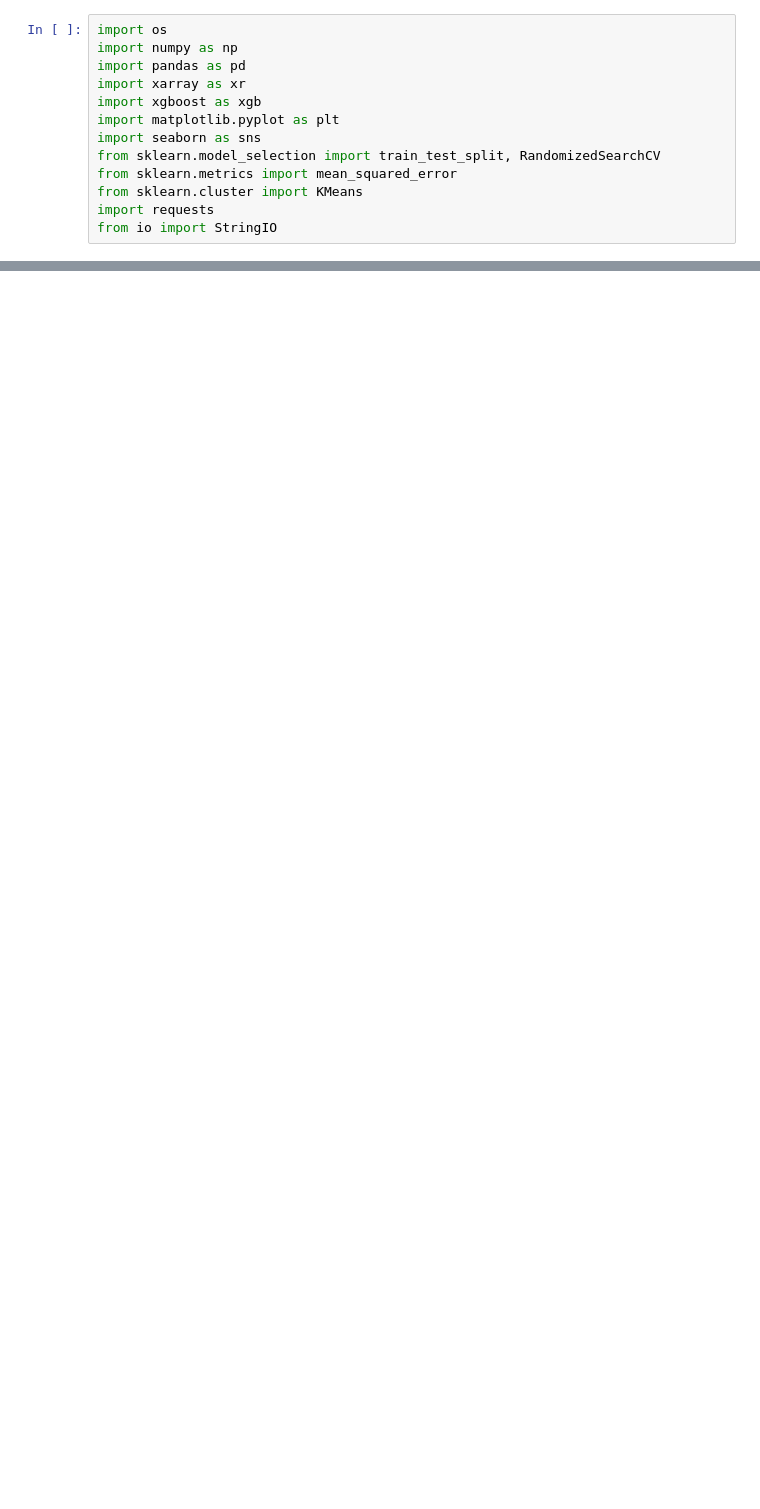
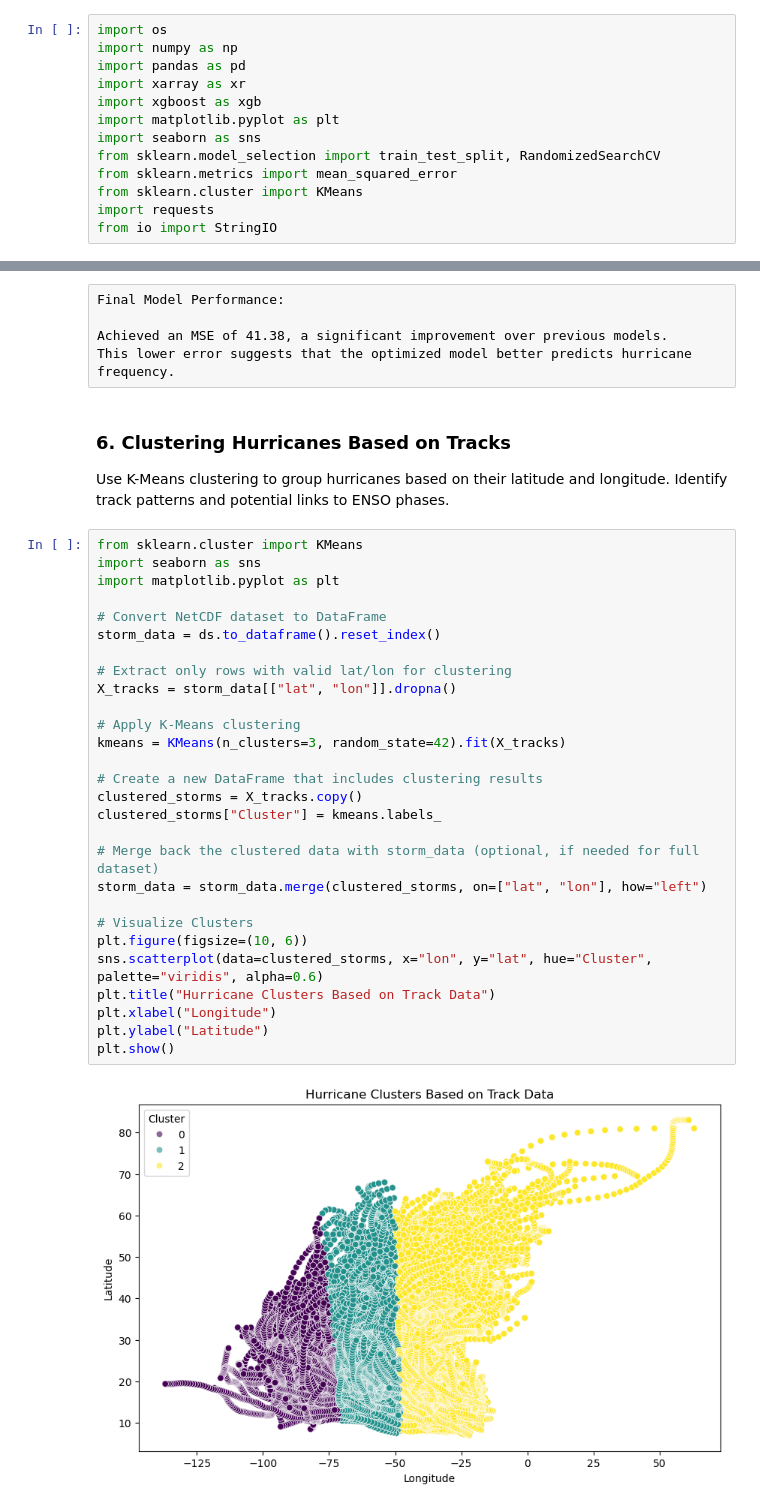
Before and after one commit to 30815Kelvin/Machine-Learning-G2, a Jupyter notebook: Project 1/Group2.ipynb, the cells around one changed output, grey strips where cells are left out. Saved outputs shown, nothing was run; the diff lists cells and outputs as text; blank space fills up the shorter version.

```diff
--- a/Project 1/Group2.ipynb
+++ b/Project 1/Group2.ipynb
@@ -222,0 +248,40 @@ XGBRegressor(base_score=None, booster=None, callbacks=None,
+# %% [raw]
+Final Model Performance:
+
+Achieved an MSE of 41.38, a significant improvement over previous models.
+This lower error suggests that the optimized model better predicts hurricane frequency.
+# %% [markdown]
+### 6. Clustering Hurricanes Based on Tracks
+
+Use K-Means clustering to group hurricanes based on their latitude and longitude.
+Identify track patterns and potential links to ENSO phases.
+# %%
+from sklearn.cluster import KMeans
+import seaborn as sns
+import matplotlib.pyplot as plt
+
+# Convert NetCDF dataset to DataFrame
+storm_data = ds.to_dataframe().reset_index()
+
+# Extract only rows with valid lat/lon for clustering
+X_tracks = storm_data[["lat", "lon"]].dropna()
+
+# Apply K-Means clustering
+kmeans = KMeans(n_clusters=3, random_state=42).fit(X_tracks)
+
+# Create a new DataFrame that includes clustering results
+clustered_storms = X_tracks.copy()
+clustered_storms["Cluster"] = kmeans.labels_
+
+# Merge back the clustered data with storm_data (optional, if needed for full dataset)
+storm_data = storm_data.merge(clustered_storms, on=["lat", "lon"], how="left")
+
+# Visualize Clusters
+plt.figure(figsize=(10, 6))
+sns.scatterplot(data=clustered_storms, x="lon", y="lat", hue="Cluster", palette="viridis", alpha=0.6)
+plt.title("Hurricane Clusters Based on Track Data")
+plt.xlabel("Longitude")
+plt.ylabel("Latitude")
+plt.show()
+# %% [output]
+[figure, added]
```
Also changed, not shown: parts of 57 cells of this notebook.
